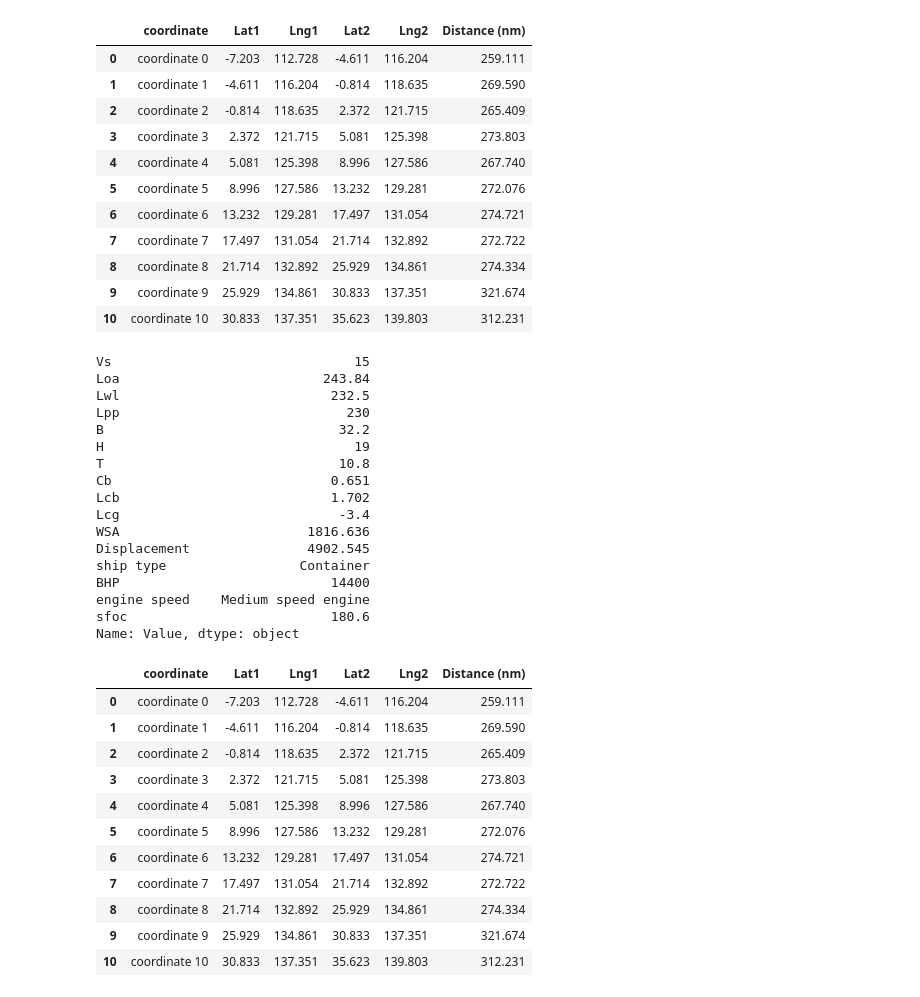
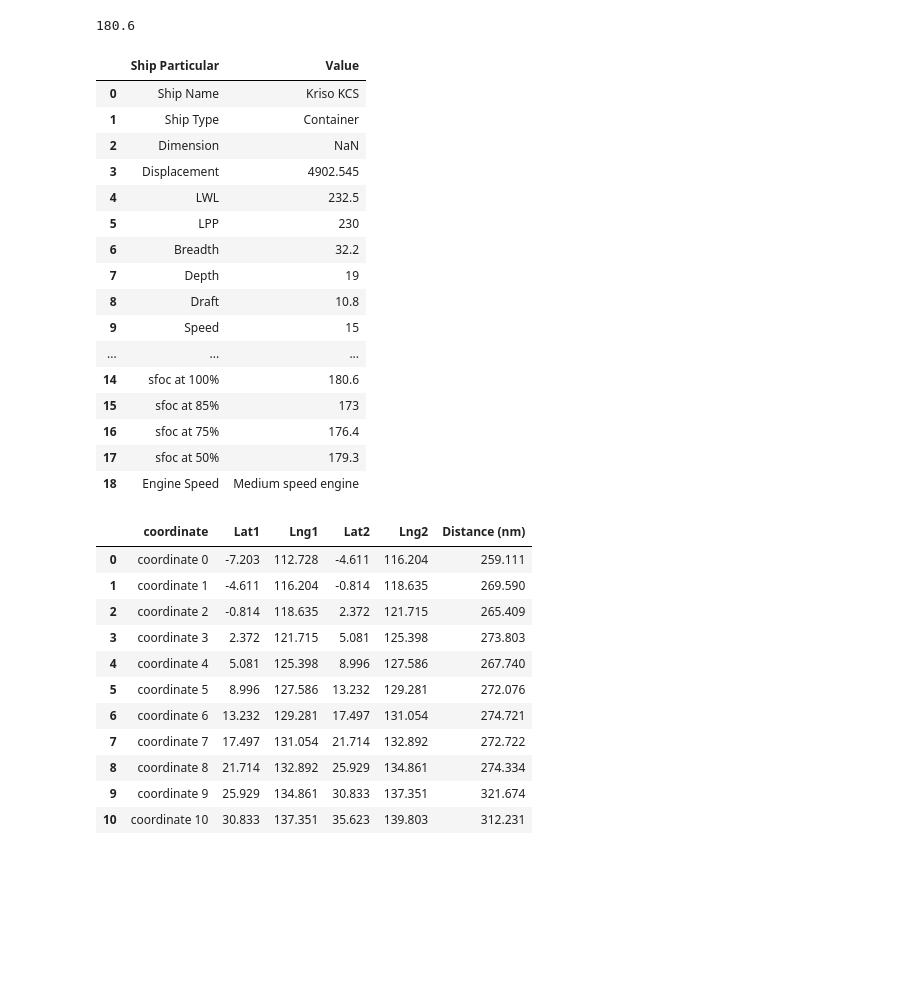
Before and after one commit to public-dev-fam/FIle-Revisi-Perhitungan-Konsumsi-Bahan-Bakar-dengan-Variabel-Kondisi-Gelombang, a Jupyter notebook: File Revisi Terbaru.ipynb, the cells around one changed output. Saved outputs shown, nothing was run; the diff lists cells and outputs as text; code cells hidden in the pictures; blank space fills up the shorter version.

```diff
--- a/File Revisi Terbaru.ipynb
+++ b/File Revisi Terbaru.ipynb
@@ -14,41 +14,30 @@ data_set_gelombang = '444 Januari 2023.xlsx'
 data_kapal = 'Data Kapal Kriso KCS.xlsx'
 start_date_time = '26-10-2022 00:00:00'
 start_time = 10
-# %%
-Coordinate.distance_route(jalur_pelayaran)
-# %% [output]
-|  | coordinate | Lat1 | Lng1 | Lat2 | Lng2 | Distance (nm) |
-| 0 | coordinate 0 | -7.203 | 112.728 | -4.611 | 116.204 | 259.111 |
-| 1 | coordinate 1 | -4.611 | 116.204 | -0.814 | 118.635 | 269.590 |
-| 2 | coordinate 2 | -0.814 | 118.635 | 2.372 | 121.715 | 265.409 |
-| 3 | coordinate 3 | 2.372 | 121.715 | 5.081 | 125.398 | 273.803 |
-| 4 | coordinate 4 | 5.081 | 125.398 | 8.996 | 127.586 | 267.740 |
-| 5 | coordinate 5 | 8.996 | 127.586 | 13.232 | 129.281 | 272.076 |
-| 6 | coordinate 6 | 13.232 | 129.281 | 17.497 | 131.054 | 274.721 |
-| 7 | coordinate 7 | 17.497 | 131.054 | 21.714 | 132.892 | 272.722 |
-| 8 | coordinate 8 | 21.714 | 132.892 | 25.929 | 134.861 | 274.334 |
-| 9 | coordinate 9 | 25.929 | 134.861 | 30.833 | 137.351 | 321.674 |
-| 10 | coordinate 10 | 30.833 | 137.351 | 35.623 | 139.803 | 312.231 |
+# %%
+voyage.sfoc_calc(data_kapal, 19000)
+# %% [output]
+180.6
 # %%
-ship.particular(data_kapal)[0]['Value']
+ship.particular(data_kapal)[1]
 # %% [output]
-Vs                               15
-Loa                          243.84
-Lwl                           232.5
-Lpp                             230
-B                              32.2
-H                                19
-T                              10.8
-Cb                            0.651
-Lcb                           1.702
-Lcg                            -3.4
-WSA                        1816.636
-Displacement               4902.545
-ship type                 Container
-BHP                           14400
-engine speed    Medium speed engine
-sfoc                          180.6
-Name: Value, dtype: object
+|  | Ship Particular | Value |
+| 0 | Ship Name | Kriso KCS |
+| 1 | Ship Type | Container |
+| 2 | Dimension | NaN |
+| 3 | Displacement | 4902.545 |
+| 4 | LWL | 232.5 |
+| 5 | LPP | 230 |
+| 6 | Breadth | 32.2 |
+| 7 | Depth | 19 |
+| 8 | Draft | 10.8 |
+| 9 | Speed | 15 |
+| ... | ... | ... |
+| 14 | sfoc at 100% | 180.6 |
+| 15 | sfoc at 85% | 173 |
+| 16 | sfoc at 75% | 176.4 |
+| 17 | sfoc at 50% | 179.3 |
+| 18 | Engine Speed | Medium speed engine |
 # %%
 route = Coordinate.distance_route(jalur_pelayaran)
 route
```
Also changed, not shown: parts of 11 cells of this notebook, 3 other files.
